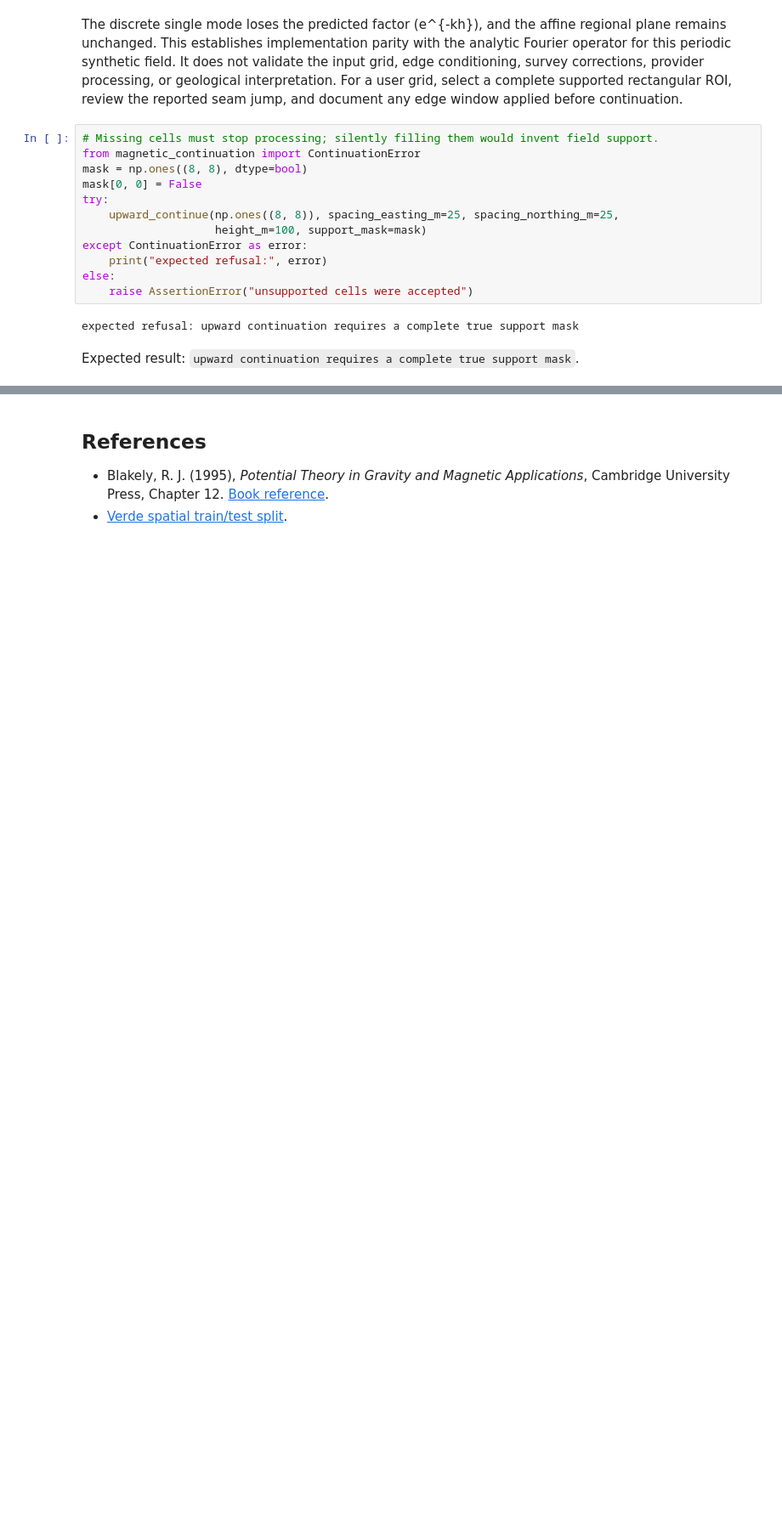
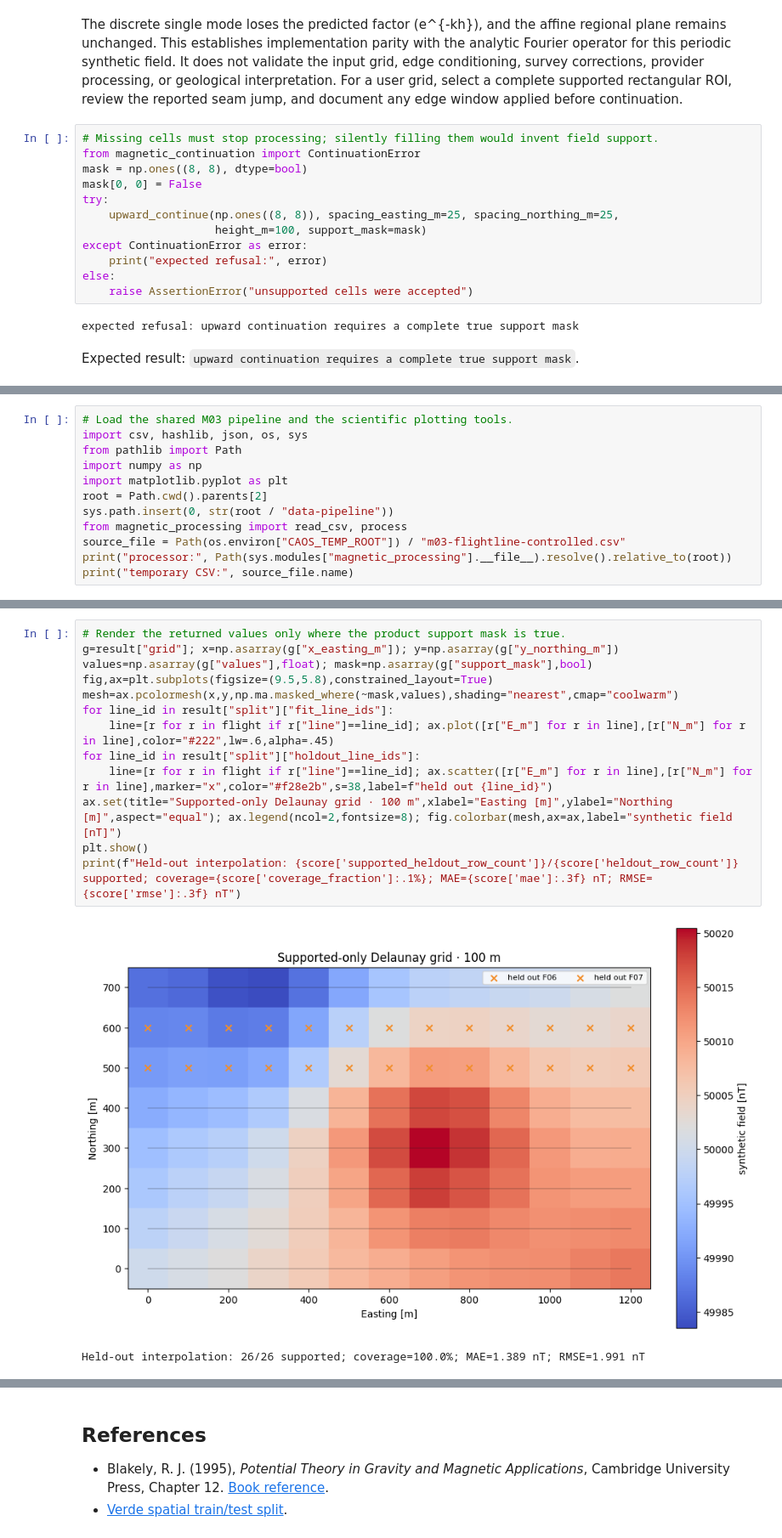
Before and after one commit to fsantibanezleal/CAOS_Geophysics, a Jupyter notebook: notebooks/en/03-magnetics/02-m03-survey-geometry-and-holdout.ipynb, the cells around one changed output, grey strips where cells are left out. Shown at 85% size. Drawn from its saved outputs; the diff is of its cells as text; blank space fills up the shorter version.

```diff
--- a/notebooks/en/03-magnetics/02-m03-survey-geometry-and-holdout.ipynb
+++ b/notebooks/en/03-magnetics/02-m03-survey-geometry-and-holdout.ipynb
@@ -255,0 +261,12 @@ Expected result: `upward continuation requires a complete true support mask`.
+# %%
+# Load the shared M03 pipeline and the scientific plotting tools.
+import csv, hashlib, json, os, sys
+from pathlib import Path
+import numpy as np
+import matplotlib.pyplot as plt
+root = Path.cwd().parents[2]
+sys.path.insert(0, str(root / "data-pipeline"))
+from magnetic_processing import read_csv, process
+source_file = Path(os.environ["CAOS_TEMP_ROOT"]) / "m03-flightline-controlled.csv"
+print("processor:", Path(sys.modules["magnetic_processing"].__file__).resolve().relative_to(root))
+print("temporary CSV:", source_file.name)
@@ -255,0 +373,16 @@ Expected result: `upward continuation requires a complete true support mask`.
+# %%
+# Render the returned values only where the product support mask is true.
+g=result["grid"]; x=np.asarray(g["x_easting_m"]); y=np.asarray(g["y_northing_m"])
+values=np.asarray(g["values"],float); mask=np.asarray(g["support_mask"],bool)
+fig,ax=plt.subplots(figsize=(9.5,5.8),constrained_layout=True)
+mesh=ax.pcolormesh(x,y,np.ma.masked_where(~mask,values),shading="nearest",cmap="coolwarm")
+for line_id in result["split"]["fit_line_ids"]:
+    line=[r for r in flight if r["line"]==line_id]; ax.plot([r["E_m"] for r in line],[r["N_m"] for r in line],color="#222",lw=.6,alpha=.45)
+for line_id in result["split"]["holdout_line_ids"]:
+    line=[r for r in flight if r["line"]==line_id]; ax.scatter([r["E_m"] for r in line],[r["N_m"] for r in line],marker="x",color="#f28e2b",s=38,label=f"held out {line_id}")
+ax.set(title="Supported-only Delaunay grid · 100 m",xlabel="Easting [m]",ylabel="Northing [m]",aspect="equal"); ax.legend(ncol=2,fontsize=8); fig.colorbar(mesh,ax=ax,label="synthetic field [nT]")
+plt.show()
+print(f"Held-out interpolation: {score['supported_heldout_row_count']}/{score['heldout_row_count']} supported; coverage={score['coverage_fraction']:.1%}; MAE={score['mae']:.3f} nT; RMSE={score['rmse']:.3f} nT")
+# %% [output]
+[figure, added]
+Held-out interpolation: 26/26 supported; coverage=100.0%; MAE=1.389 nT; RMSE=1.991 nT
```
Also changed, not shown: parts of 18 cells of this notebook, 11 other files.
